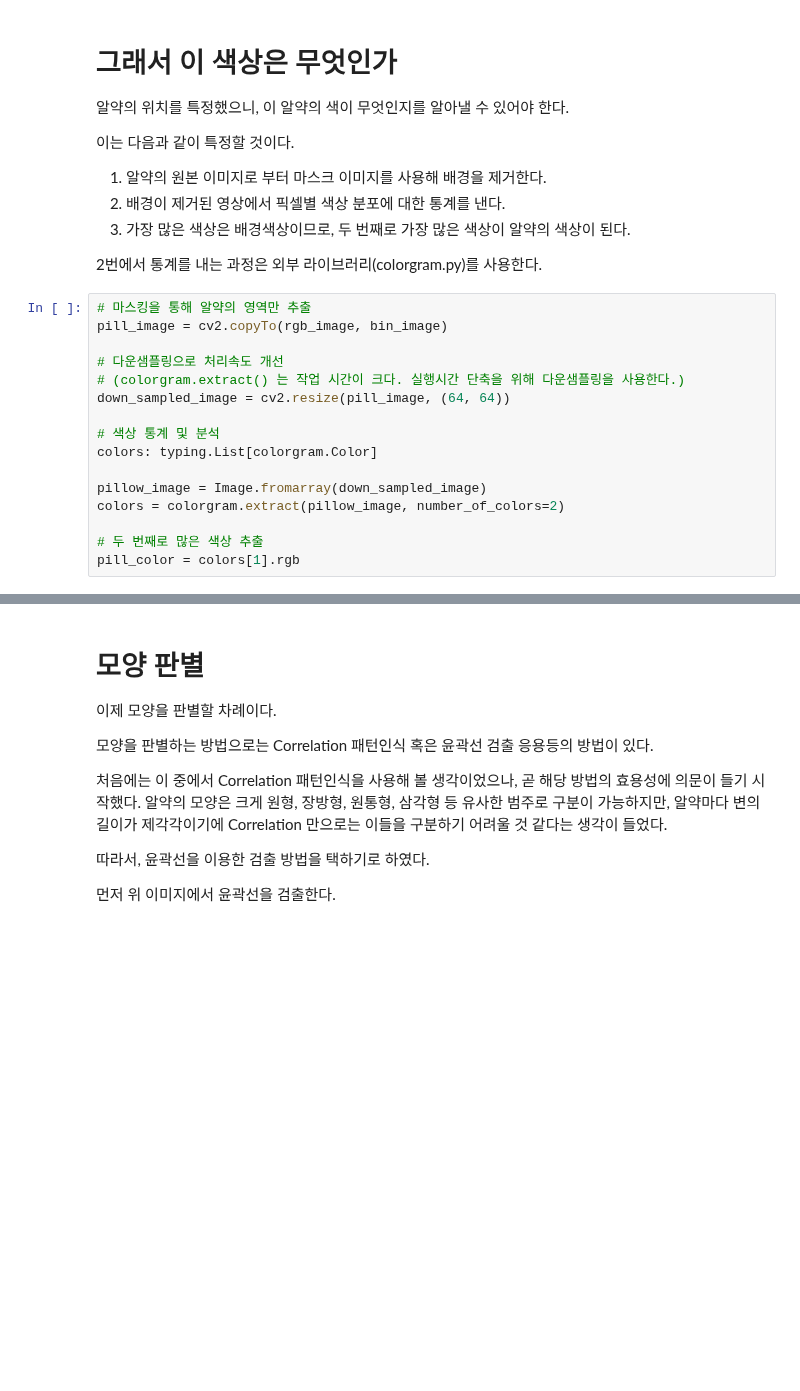
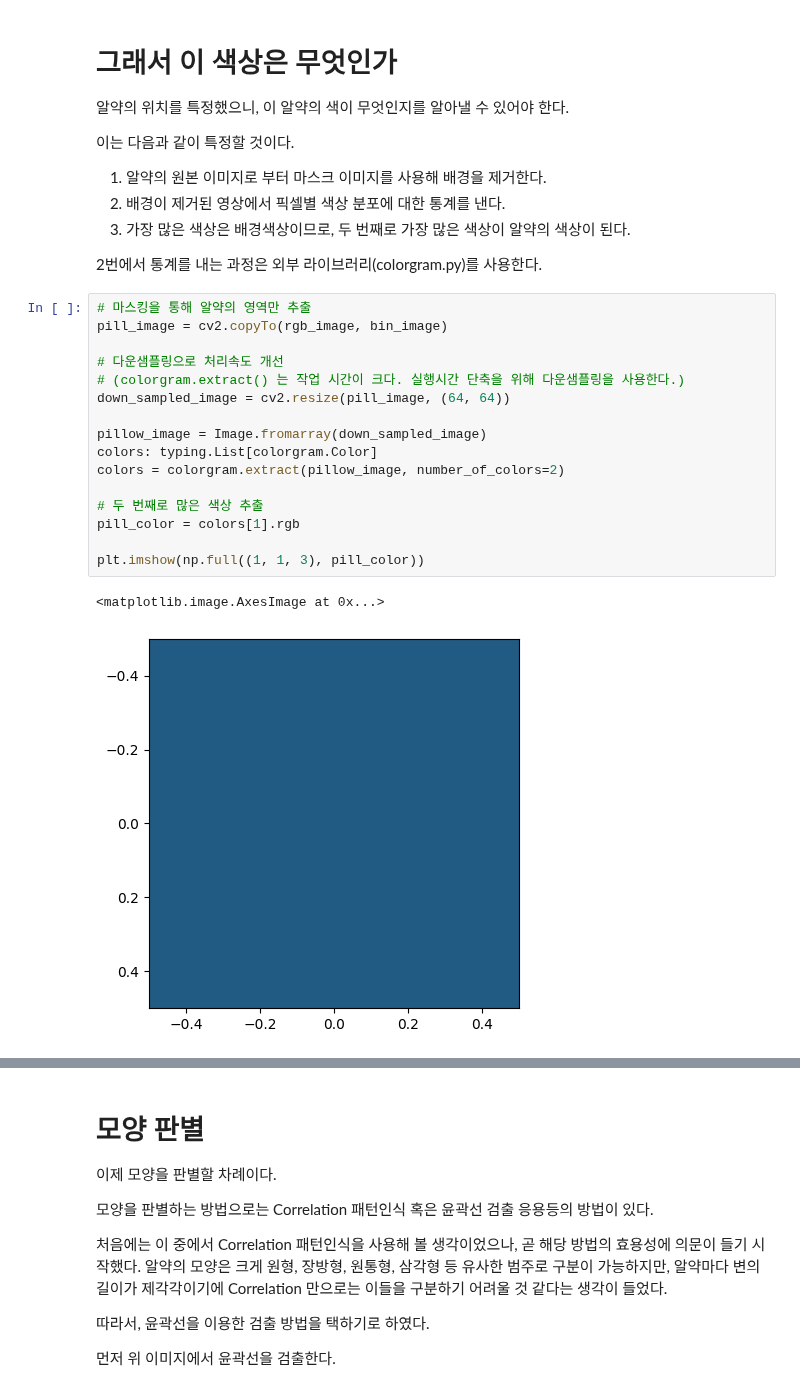
Before and after one commit to r-yak/research, a Jupyter notebook: notebooks/colored.ipynb, the cells around one changed output, grey strips where cells are left out. Drawn from its saved outputs; the diff is of its cells as text; blank space fills up the shorter version.

```diff
--- a/notebooks/colored.ipynb
+++ b/notebooks/colored.ipynb
@@ -161,16 +190,19 @@ plt.imshow(bin_image, cmap='gray')
 # %%
 # 마스킹을 통해 알약의 영역만 추출
 pill_image = cv2.copyTo(rgb_image, bin_image)
 
 # 다운샘플링으로 처리속도 개선
 # (colorgram.extract() 는 작업 시간이 크다. 실행시간 단축을 위해 다운샘플링을 사용한다.)
 down_sampled_image = cv2.resize(pill_image, (64, 64))
 
-# 색상 통계 및 분석
+pillow_image = Image.fromarray(down_sampled_image)
 colors: typing.List[colorgram.Color]
-
-pillow_image = Image.fromarray(down_sampled_image)
 colors = colorgram.extract(pillow_image, number_of_colors=2)
 
 # 두 번째로 많은 색상 추출
 pill_color = colors[1].rgb
+
+plt.imshow(np.full((1, 1, 3), pill_color))
+# %% [output]
+<matplotlib.image.AxesImage at 0x...>
+[figure, added]
```
Also changed, not shown: parts of 12 cells of this notebook.
